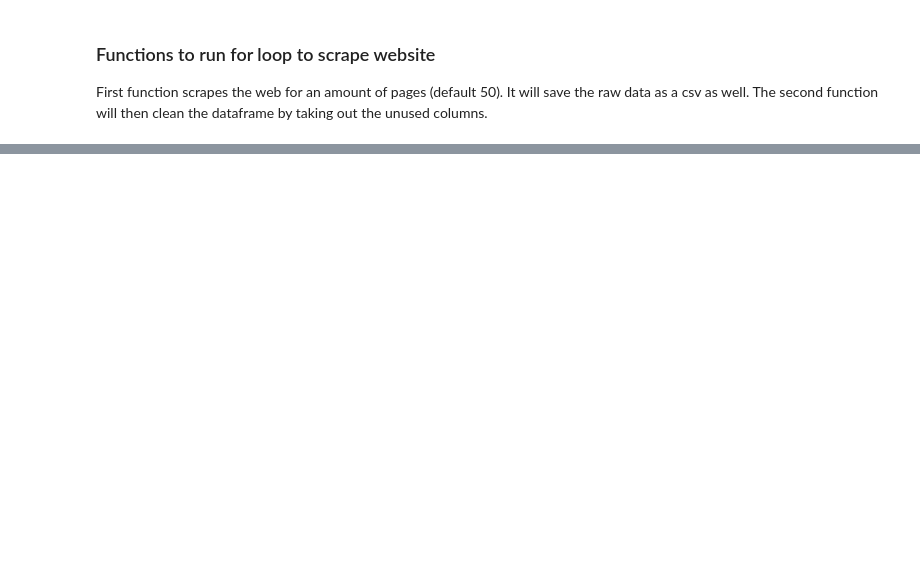
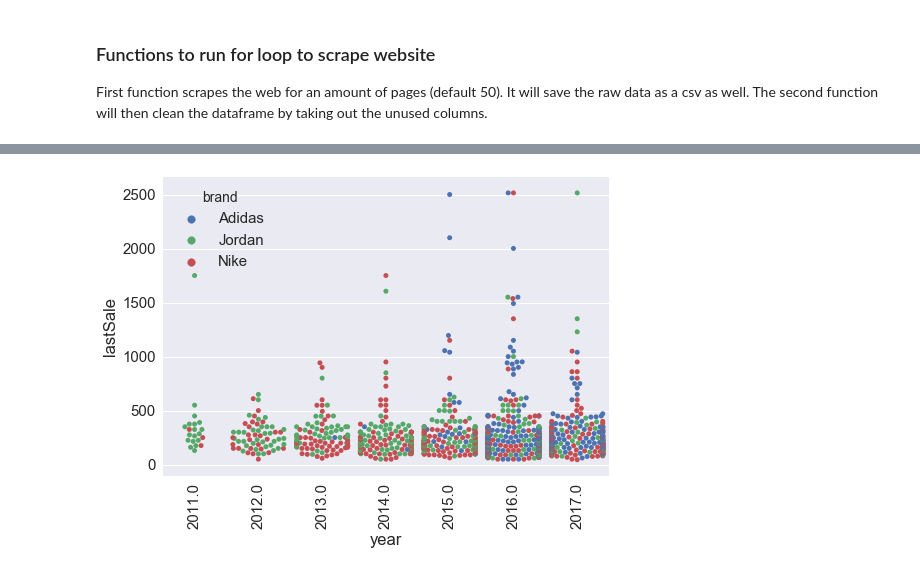
Before and after one commit to chrisk447/Capstone-GA, a Jupyter notebook: StockX Notebook.ipynb, the cells around one changed output, grey strips where cells are left out. Cells and saved outputs as stored; diff of their text form; code cells hidden in the pictures; blank space fills up the shorter version.

```diff
--- a/StockX Notebook.ipynb
+++ b/StockX Notebook.ipynb
@@ -116,0 +189,6 @@ scraped_shoe = shoe_scraper()
+# %%
+sns.swarmplot(x='year', y='lastSale', data=tops[tops.year>2010], hue='brand')
+plt.xticks(rotation=90)
+plt.show()
+# %% [output]
+[figure, added]
```
Also changed, not shown: parts of 16 cells of this notebook.
